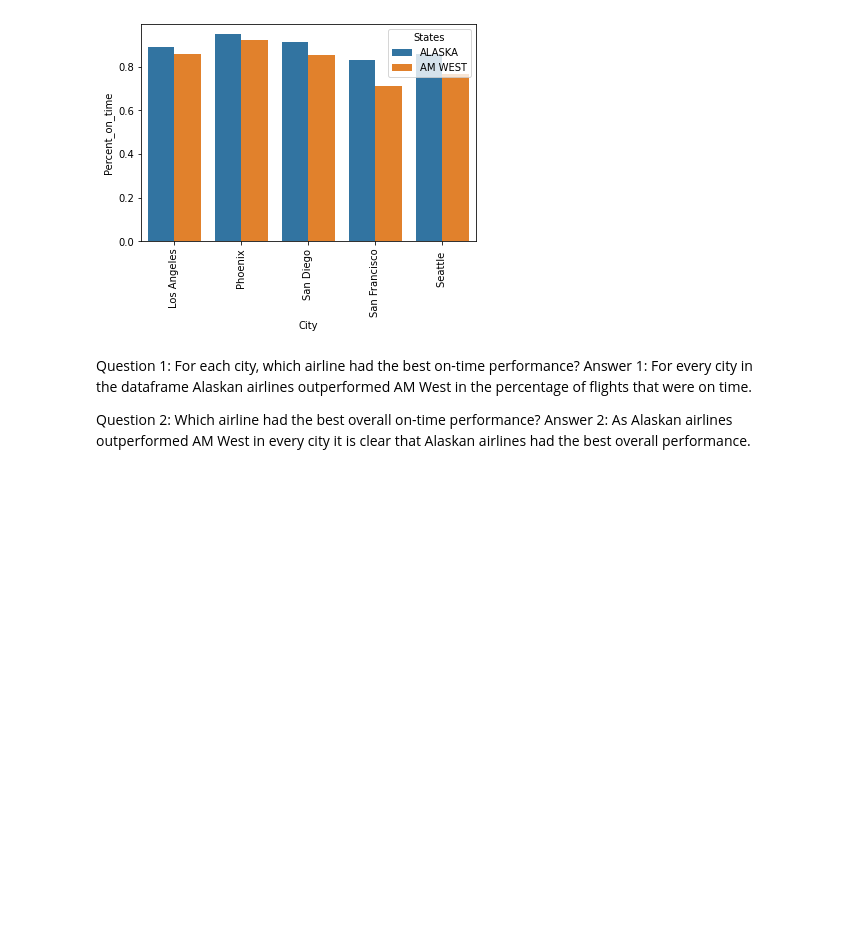
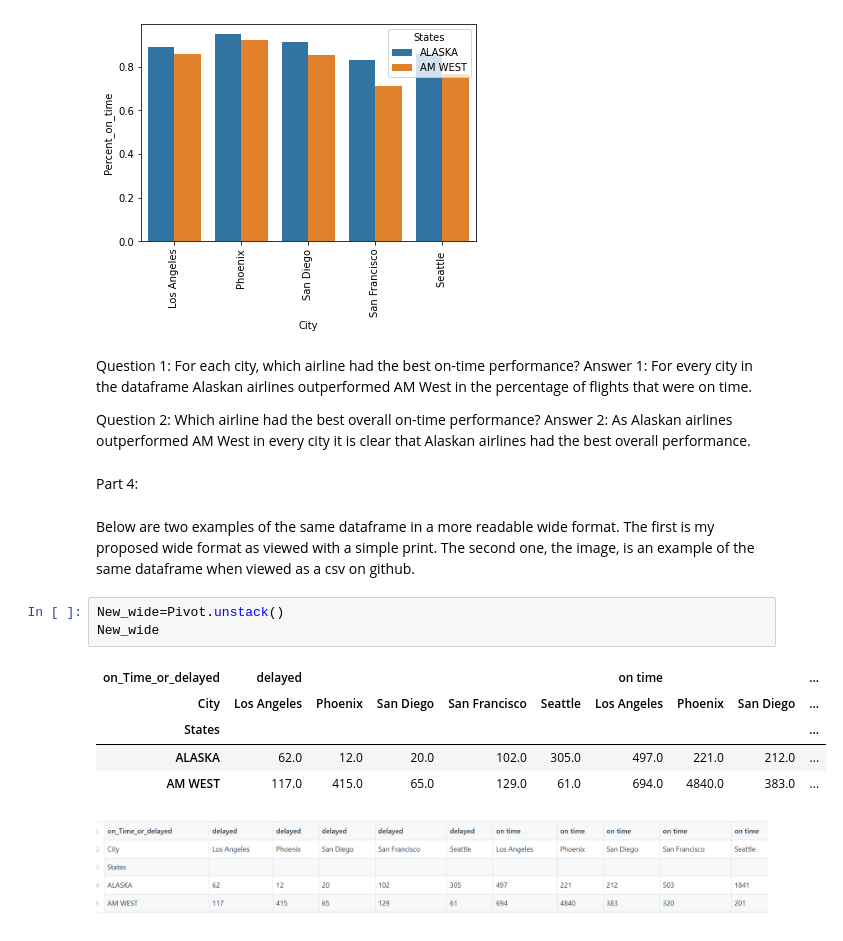
Before and after one commit to Danjstr/AIM-5001, a Jupyter notebook: D_Strauss_w10_ass.ipynb, the cells around one changed output. Cells and saved outputs as stored; diff of their text form; blank space fills up the shorter version.

```diff
--- a/D_Strauss_w10_ass.ipynb
+++ b/D_Strauss_w10_ass.ipynb
@@ -226,3 +239,18 @@ Answer 1: For every city in the dataframe Alaskan airlines outperformed AM West
 
 Question 2: Which airline had the best overall on-time performance?
 Answer 2: As Alaskan airlines outperformed AM West in every city it is clear that Alaskan airlines had the best overall performance.
+# %% [markdown]
+Part 4:
+# %% [markdown]
+Below are two examples of the same dataframe in a more readable wide format. The first is my proposed wide format as viewed with a simple print. The second one, the image, is an example of the same dataframe when viewed as a csv on github.
+# %%
+New_wide=Pivot.unstack()
+New_wide
+# %% [output]
+| on_Time_or_delayed | delayed |  |  |  |  | on time |  |  | ... |
+| City | Los Angeles | Phoenix | San Diego | San Francisco | Seattle | Los Angeles | Phoenix | San Diego | ... |
+| States |  |  |  |  |  |  |  |  | ... |
+| ALASKA | 62.0 | 12.0 | 20.0 | 102.0 | 305.0 | 497.0 | 221.0 | 212.0 | ... |
+| AM WEST | 117.0 | 415.0 | 65.0 | 129.0 | 61.0 | 694.0 | 4840.0 | 383.0 | ... |
+# %% [markdown]
+![Screenshot (92).png](embedded-picture-1)
```
Also changed, not shown: parts of 6 cells of this notebook.
